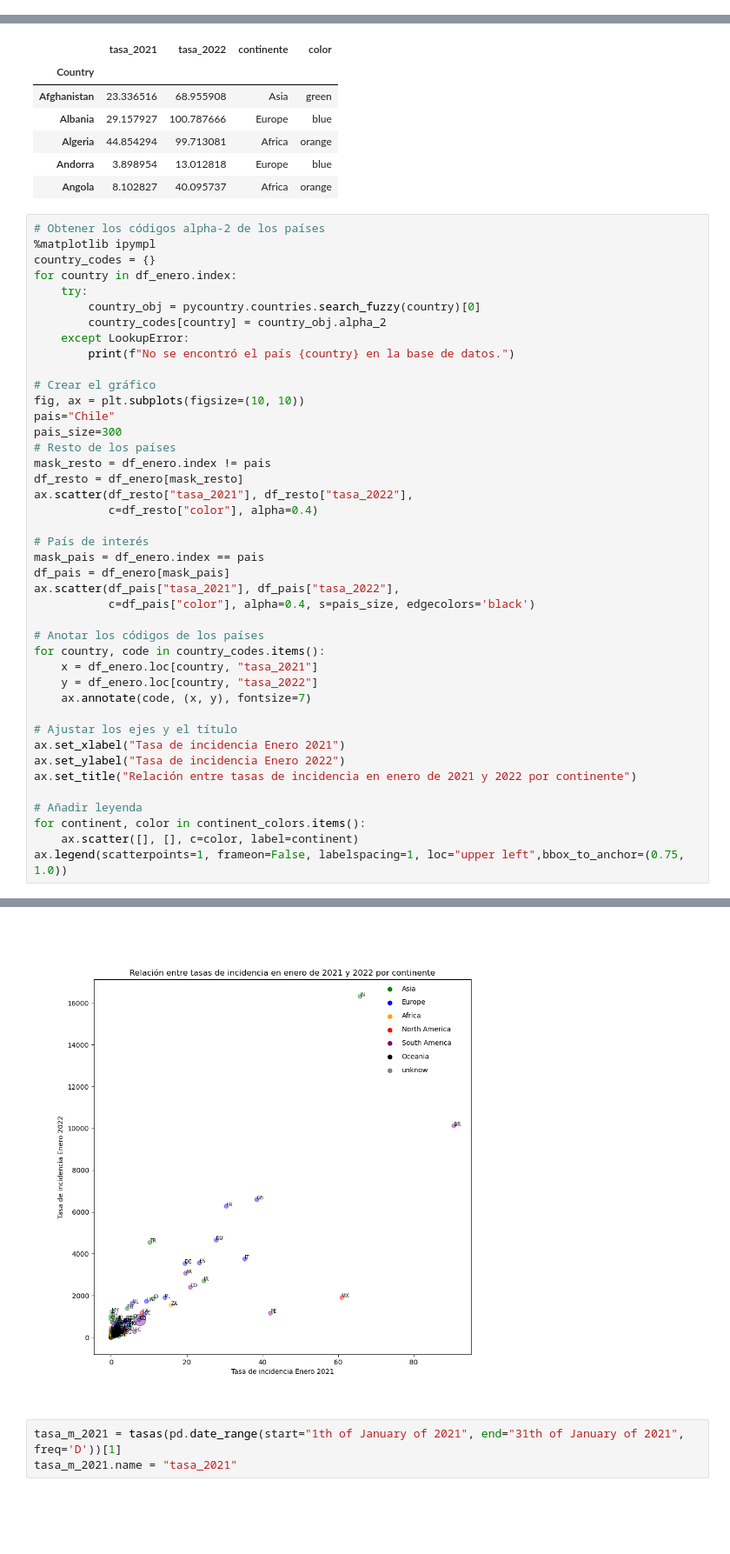
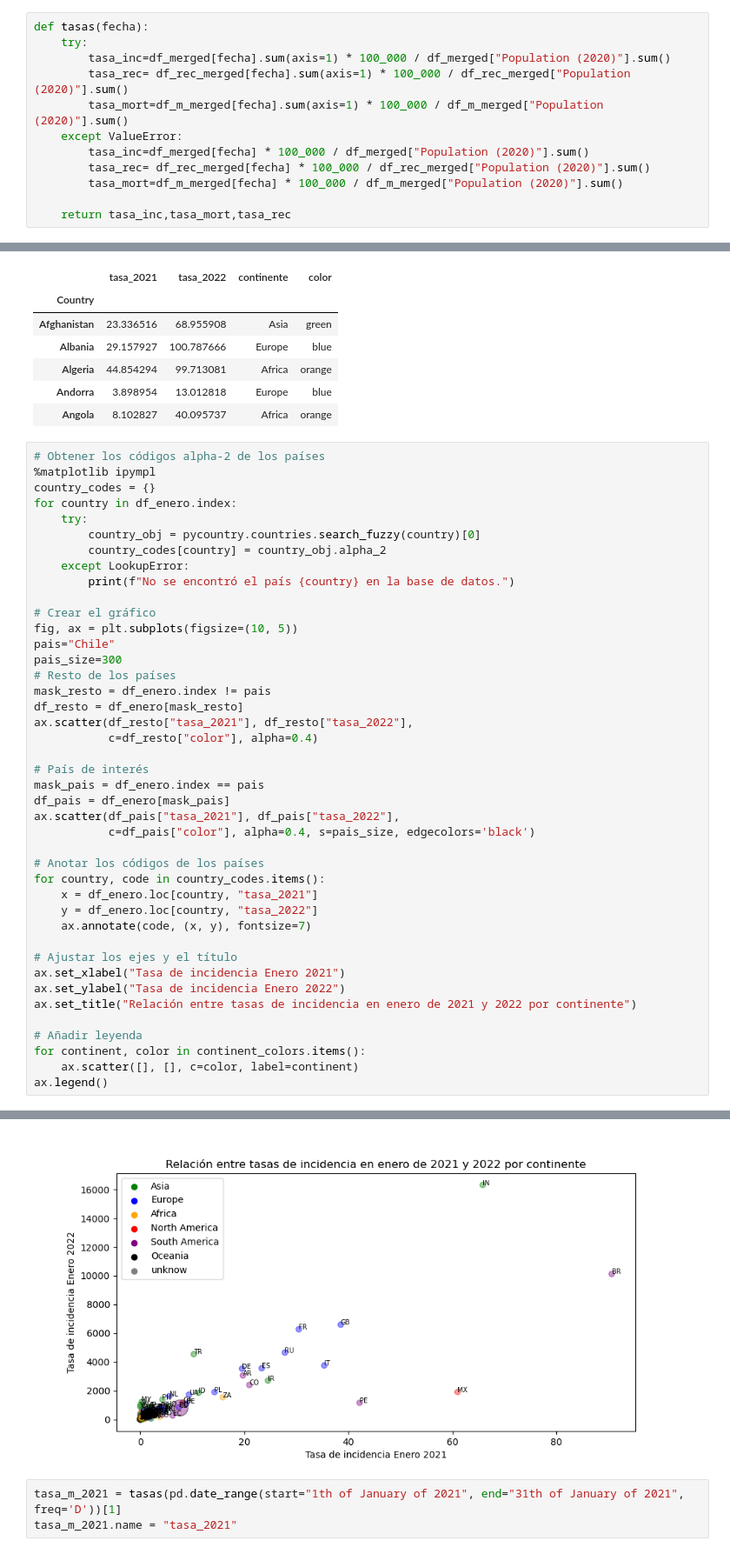
Before and after one commit to phuijse-classroom/info147-tarea-unidad1-lentejascontomate, a Jupyter notebook: enunciado.ipynb, the cells around one changed output, grey strips where cells are left out. Shown at 87% size. Saved outputs shown, nothing was run; the diff lists cells and outputs as text; blank space fills up the shorter version.

```diff
--- a/enunciado.ipynb
+++ b/enunciado.ipynb
@@ -484,0 +378,12 @@ Chile se encuentra en la posicion 160 de tasa de mortalidad a nivel mundial
+# %%
+def tasas(fecha):
+    try:
+        tasa_inc=df_merged[fecha].sum(axis=1) * 100_000 / df_merged["Population (2020)"].sum()
+        tasa_rec= df_rec_merged[fecha].sum(axis=1) * 100_000 / df_rec_merged["Population (2020)"].sum()
+        tasa_mort=df_m_merged[fecha].sum(axis=1) * 100_000 / df_m_merged["Population (2020)"].sum()
+    except ValueError:
+        tasa_inc=df_merged[fecha] * 100_000 / df_merged["Population (2020)"].sum()
+        tasa_rec= df_rec_merged[fecha] * 100_000 / df_rec_merged["Population (2020)"].sum()
+        tasa_mort=df_m_merged[fecha] * 100_000 / df_m_merged["Population (2020)"].sum()
+
+    return tasa_inc,tasa_mort,tasa_rec
@@ -601,40 +631,40 @@ for country in df_enero.index:
         print(f"No se encontró el país {country} en la base de datos.")
 
 # Crear el gráfico
-fig, ax = plt.subplots(figsize=(10, 10))
+fig, ax = plt.subplots(figsize=(10, 5))
 pais="Chile"
 pais_size=300
 # Resto de los países
 mask_resto = df_enero.index != pais
 df_resto = df_enero[mask_resto]
 ax.scatter(df_resto["tasa_2021"], df_resto["tasa_2022"],
            c=df_resto["color"], alpha=0.4)
 
 # País de interés
 mask_pais = df_enero.index == pais
 df_pais = df_enero[mask_pais]
 ax.scatter(df_pais["tasa_2021"], df_pais["tasa_2022"],
            c=df_pais["color"], alpha=0.4, s=pais_size, edgecolors='black')
 
 # Anotar los códigos de los países
 for country, code in country_codes.items():
     x = df_enero.loc[country, "tasa_2021"]
     y = df_enero.loc[country, "tasa_2022"]
     ax.annotate(code, (x, y), fontsize=7)
 
 # Ajustar los ejes y el título
 ax.set_xlabel("Tasa de incidencia Enero 2021")
 ax.set_ylabel("Tasa de incidencia Enero 2022")
 ax.set_title("Relación entre tasas de incidencia en enero de 2021 y 2022 por continente")
 
 # Añadir leyenda
 for continent, color in continent_colors.items():
     ax.scatter([], [], c=color, label=continent)
-ax.legend(scatterpoints=1, frameon=False, labelspacing=1, loc="upper left",bbox_to_anchor=(0.75, 1.0))
+ax.legend()
 # %% [output]
 No se encontró el país Laos en la base de datos.
 <matplotlib.legend.Legend at 0x...>
-[figure, old version]
+[figure, new version]
 # %%
 tasa_m_2021 = tasas(pd.date_range(start="1th of January of 2021", end="31th of January of 2021", freq='D'))[1]
 tasa_m_2021.name = "tasa_2021"
```
Also changed, not shown: parts of 12 cells of this notebook.
